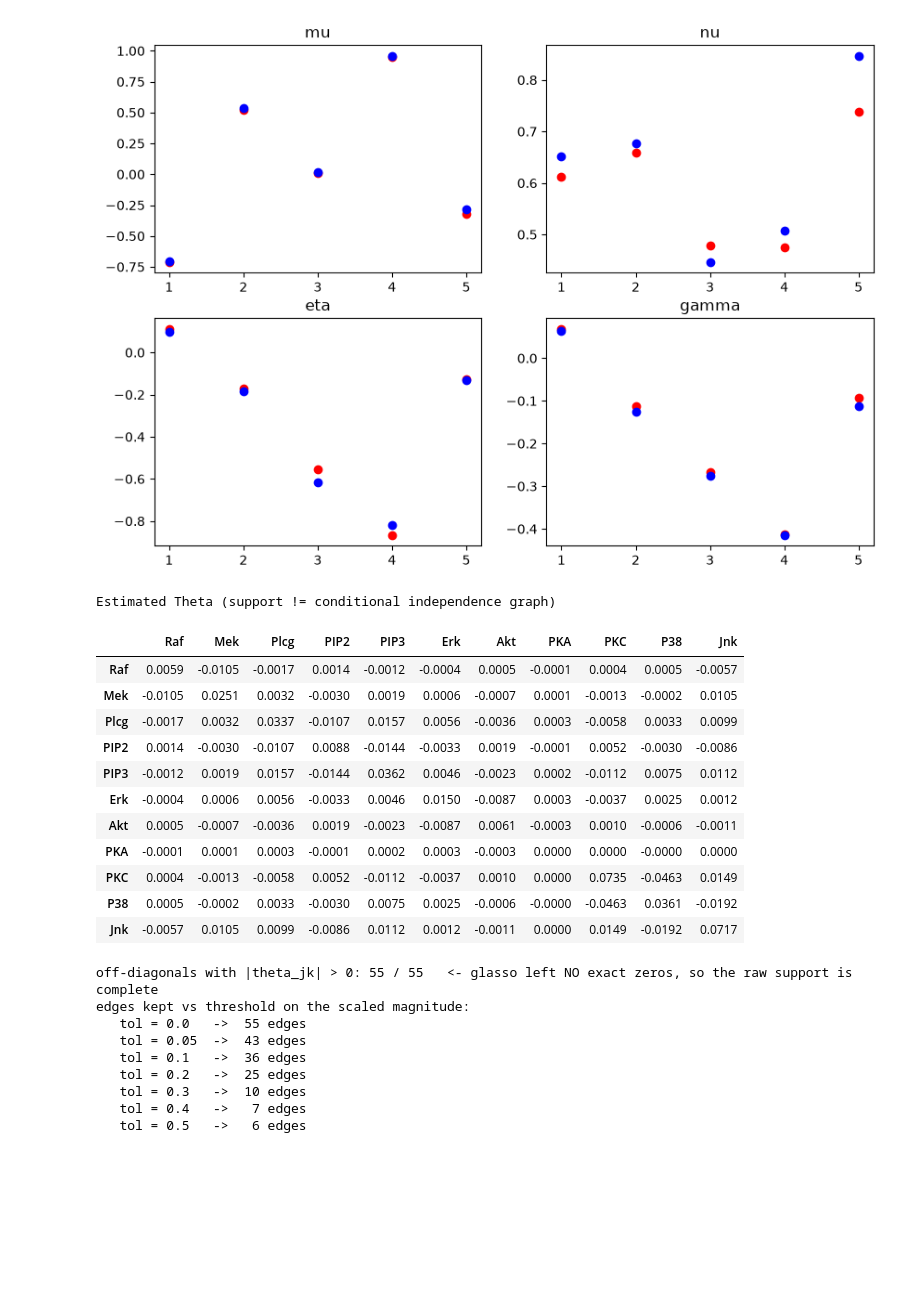
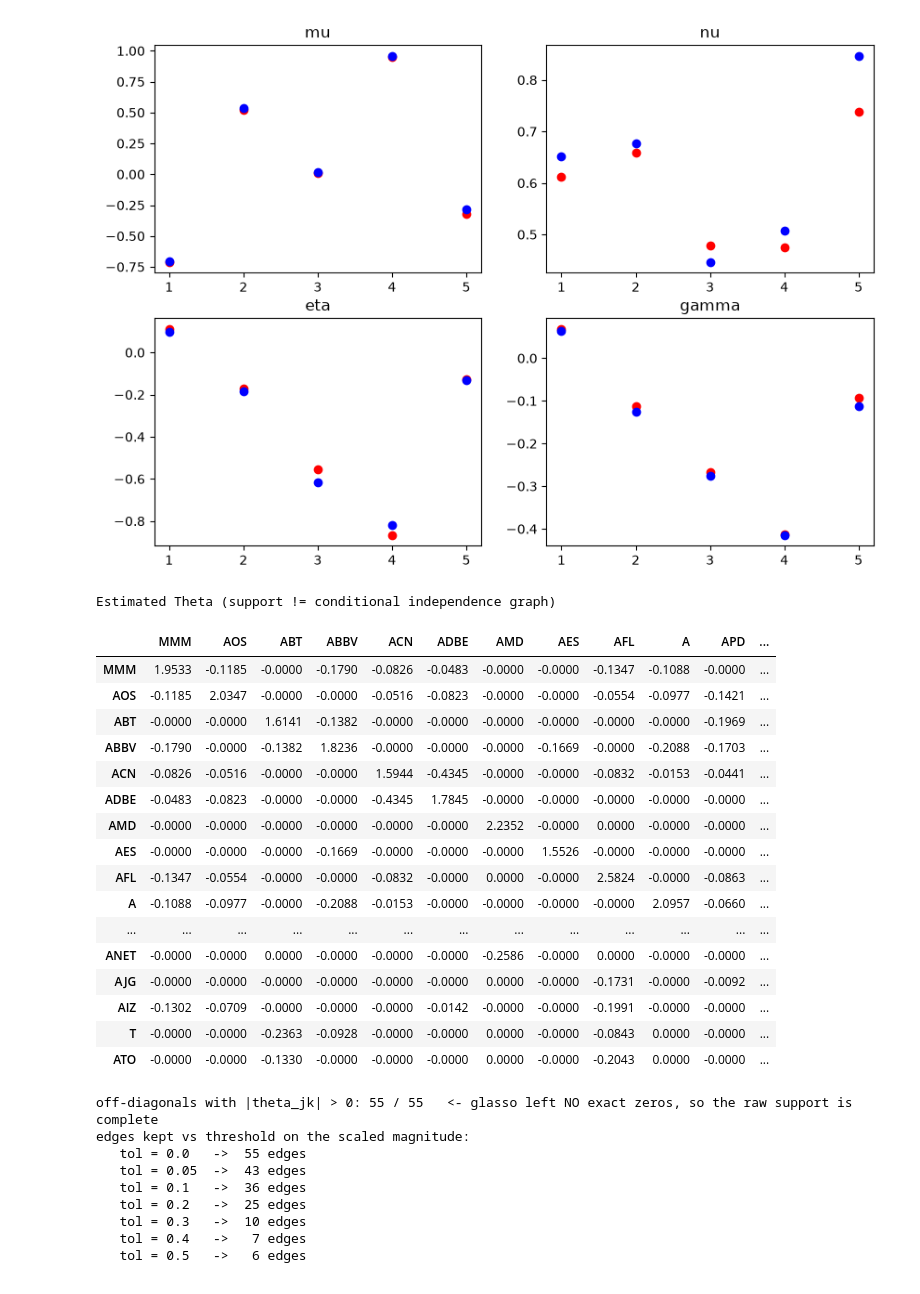
Before and after one commit to sahitidoke/asym-model-simulation, a Jupyter notebook: visualization.ipynb, the cells around one changed output. Saved outputs shown, nothing was run; the diff lists cells and outputs as text; code cells hidden in the pictures; blank space fills up the shorter version.

Commit message:
Fixed several things about application.

```diff
--- a/visualization.ipynb
+++ b/visualization.ipynb
@@ -90,45 +89,50 @@ fig.savefig(f"results/{filename}.pdf")
 # plt.imshow(np.abs(Theta_true - Theta_est), cmap='viridis', interpolation='nearest', vmin = 0, vmax = 0.5)
 # plt.colorbar()
 # %%
-with open("results/applications/application_results.json", "r") as f:
+with open("results/applications/SNP500.json", "r") as f:
     app_results = json.load(f)
 
 Theta_app = np.array(app_results["Theta"])
-labels = list(NAMES)[: Theta_app.shape[0]]
+labels = list(app_results["NAMES"])[: Theta_app.shape[0]]
 Theta_df = pd.DataFrame(Theta_app, index=labels, columns=labels)
 
 # Diverging color scale centred at 0 so sign is readable at a glance.
 v = np.abs(Theta_app).max()
 display(
     Theta_df.style
     .background_gradient(cmap="RdBu_r", vmin=-v, vmax=v)
     .format("{:.4f}")
     .set_caption("Estimated Theta (support != conditional independence graph)")
     .set_table_styles([
         {"selector": "caption",
          "props": [("caption-side", "top"), ("font-weight", "bold"),
                    ("padding-bottom", "6px")]},
         {"selector": "th",
          "props": [("font-family", "monospace"), ("text-align", "center")]},
         {"selector": "td",
          "props": [("font-family", "monospace"), ("text-align", "right"),
                    ("padding", "3px 8px")]},
     ])
 )
 # %% [output]
 Estimated Theta (support != conditional independence graph)
-|  | Raf | Mek | Plcg | PIP2 | PIP3 | Erk | Akt | PKA | PKC | P38 | Jnk |
-| Raf | 0.0059 | -0.0105 | -0.0017 | 0.0014 | -0.0012 | -0.0004 | 0.0005 | -0.0001 | 0.0004 | 0.0005 | -0.0057 |
-| Mek | -0.0105 | 0.0251 | 0.0032 | -0.0030 | 0.0019 | 0.0006 | -0.0007 | 0.0001 | -0.0013 | -0.0002 | 0.0105 |
-| Plcg | -0.0017 | 0.0032 | 0.0337 | -0.0107 | 0.0157 | 0.0056 | -0.0036 | 0.0003 | -0.0058 | 0.0033 | 0.0099 |
-| PIP2 | 0.0014 | -0.0030 | -0.0107 | 0.0088 | -0.0144 | -0.0033 | 0.0019 | -0.0001 | 0.0052 | -0.0030 | -0.0086 |
-| PIP3 | -0.0012 | 0.0019 | 0.0157 | -0.0144 | 0.0362 | 0.0046 | -0.0023 | 0.0002 | -0.0112 | 0.0075 | 0.0112 |
-| Erk | -0.0004 | 0.0006 | 0.0056 | -0.0033 | 0.0046 | 0.0150 | -0.0087 | 0.0003 | -0.0037 | 0.0025 | 0.0012 |
-| Akt | 0.0005 | -0.0007 | -0.0036 | 0.0019 | -0.0023 | -0.0087 | 0.0061 | -0.0003 | 0.0010 | -0.0006 | -0.0011 |
-| PKA | -0.0001 | 0.0001 | 0.0003 | -0.0001 | 0.0002 | 0.0003 | -0.0003 | 0.0000 | 0.0000 | -0.0000 | 0.0000 |
-| PKC | 0.0004 | -0.0013 | -0.0058 | 0.0052 | -0.0112 | -0.0037 | 0.0010 | 0.0000 | 0.0735 | -0.0463 | 0.0149 |
-| P38 | 0.0005 | -0.0002 | 0.0033 | -0.0030 | 0.0075 | 0.0025 | -0.0006 | -0.0000 | -0.0463 | 0.0361 | -0.0192 |
-| Jnk | -0.0057 | 0.0105 | 0.0099 | -0.0086 | 0.0112 | 0.0012 | -0.0011 | 0.0000 | 0.0149 | -0.0192 | 0.0717 |
+|  | MMM | AOS | ABT | ABBV | ACN | ADBE | AMD | AES | AFL | A | APD | ... |
+| MMM | 1.9533 | -0.1185 | -0.0000 | -0.1790 | -0.0826 | -0.0483 | -0.0000 | -0.0000 | -0.1347 | -0.1088 | -0.0000 | ... |
+| AOS | -0.1185 | 2.0347 | -0.0000 | -0.0000 | -0.0516 | -0.0823 | -0.0000 | -0.0000 | -0.0554 | -0.0977 | -0.1421 | ... |
+| ABT | -0.0000 | -0.0000 | 1.6141 | -0.1382 | -0.0000 | -0.0000 | -0.0000 | -0.0000 | -0.0000 | -0.0000 | -0.1969 | ... |
+| ABBV | -0.1790 | -0.0000 | -0.1382 | 1.8236 | -0.0000 | -0.0000 | -0.0000 | -0.1669 | -0.0000 | -0.2088 | -0.1703 | ... |
+| ACN | -0.0826 | -0.0516 | -0.0000 | -0.0000 | 1.5944 | -0.4345 | -0.0000 | -0.0000 | -0.0832 | -0.0153 | -0.0441 | ... |
+| ADBE | -0.0483 | -0.0823 | -0.0000 | -0.0000 | -0.4345 | 1.7845 | -0.0000 | -0.0000 | -0.0000 | -0.0000 | -0.0000 | ... |
+| AMD | -0.0000 | -0.0000 | -0.0000 | -0.0000 | -0.0000 | -0.0000 | 2.2352 | -0.0000 | 0.0000 | -0.0000 | -0.0000 | ... |
+| AES | -0.0000 | -0.0000 | -0.0000 | -0.1669 | -0.0000 | -0.0000 | -0.0000 | 1.5526 | -0.0000 | -0.0000 | -0.0000 | ... |
+| AFL | -0.1347 | -0.0554 | -0.0000 | -0.0000 | -0.0832 | -0.0000 | 0.0000 | -0.0000 | 2.5824 | -0.0000 | -0.0863 | ... |
+| A | -0.1088 | -0.0977 | -0.0000 | -0.2088 | -0.0153 | -0.0000 | -0.0000 | -0.0000 | -0.0000 | 2.0957 | -0.0660 | ... |
+| ... | ... | ... | ... | ... | ... | ... | ... | ... | ... | ... | ... | ... |
+| ANET | -0.0000 | -0.0000 | 0.0000 | -0.0000 | -0.0000 | -0.0000 | -0.2586 | -0.0000 | 0.0000 | -0.0000 | -0.0000 | ... |
+| AJG | -0.0000 | -0.0000 | -0.0000 | -0.0000 | -0.0000 | -0.0000 | 0.0000 | -0.0000 | -0.1731 | -0.0000 | -0.0092 | ... |
+| AIZ | -0.1302 | -0.0709 | -0.0000 | -0.0000 | -0.0000 | -0.0142 | -0.0000 | -0.0000 | -0.1991 | -0.0000 | -0.0000 | ... |
+| T | -0.0000 | -0.0000 | -0.2363 | -0.0928 | -0.0000 | -0.0000 | 0.0000 | -0.0000 | -0.0843 | 0.0000 | -0.0000 | ... |
+| ATO | -0.0000 | -0.0000 | -0.1330 | -0.0000 | -0.0000 | -0.0000 | 0.0000 | -0.0000 | -0.2043 | 0.0000 | -0.0000 | ... |
 # %%
 # Graph built from the SUPPORT of the estimated Theta.
 # WARNING: theta_jk = 0 does NOT imply Y_j indep Y_k | rest in this model, so
```
Also changed, not shown: parts of 1 cell of this notebook, 4 other files.
